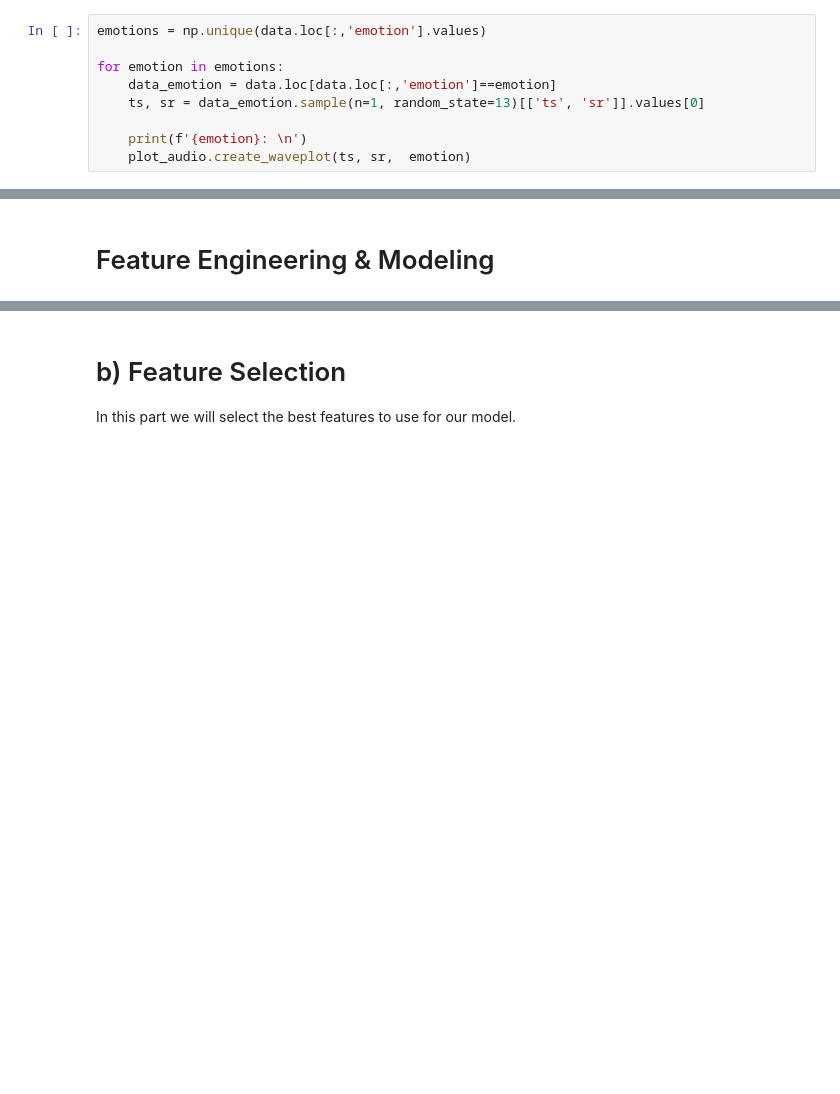
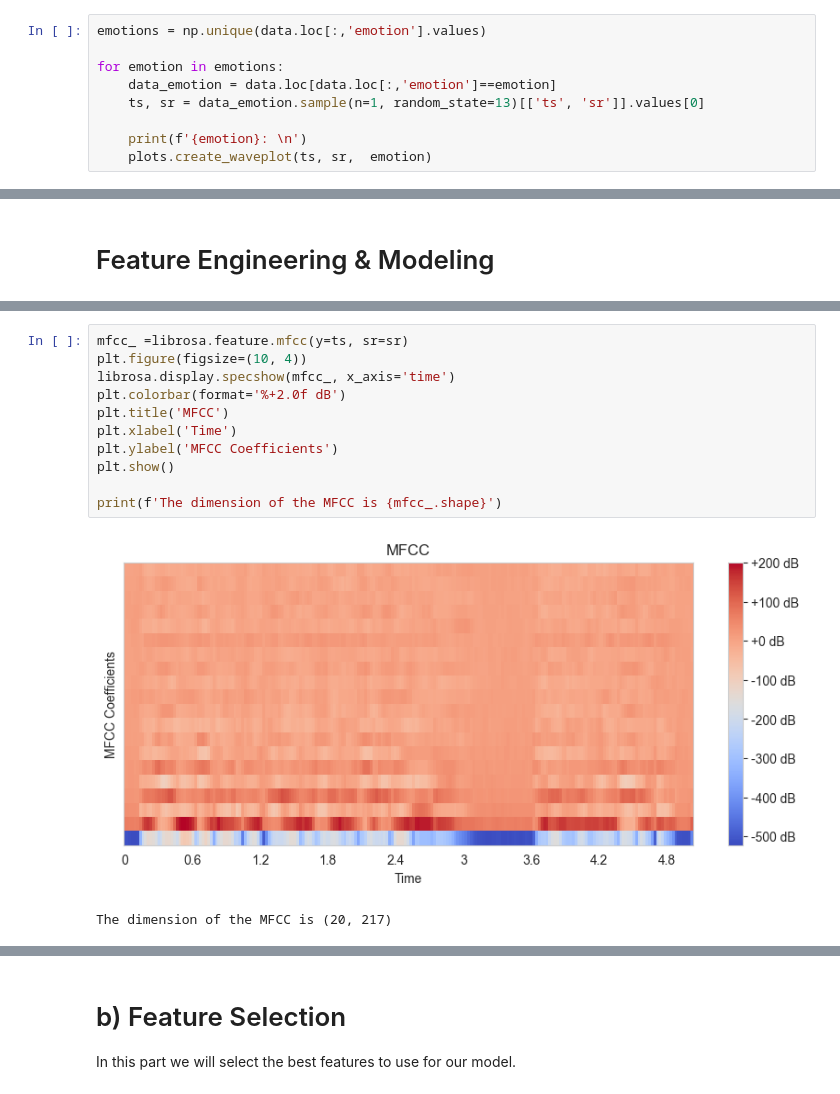
Before and after one commit to bonells96/speech_emotion_classification, a Jupyter notebook: Report_SER.ipynb, the cells around one changed output, grey strips where cells are left out. Cells and saved outputs as stored; diff of their text form; blank space fills up the shorter version.

```diff
--- a/Report_SER.ipynb
+++ b/Report_SER.ipynb
@@ -149,7 +146,7 @@ for emotion in emotions:
     ts, sr = data_emotion.sample(n=1, random_state=13)[['ts', 'sr']].values[0]
 
     print(f'{emotion}: \n')
-    plot_audio.create_waveplot(ts, sr,  emotion)
+    plots.create_waveplot(ts, sr,  emotion)
 # %% [output]
 anger:
 [figure]
@@ -234,0 +238,14 @@ plt.show()
+# %%
+mfcc_ =librosa.feature.mfcc(y=ts, sr=sr)
+plt.figure(figsize=(10, 4))
+librosa.display.specshow(mfcc_, x_axis='time')
+plt.colorbar(format='%+2.0f dB')
+plt.title('MFCC')
+plt.xlabel('Time')
+plt.ylabel('MFCC Coefficients')
+plt.show()
+
+print(f'The dimension of the MFCC is {mfcc_.shape}')
+# %% [output]
+[figure, added]
+The dimension of the MFCC is (20, 217)
```
Also changed, not shown: parts of 20 cells of this notebook, 7 other files.
